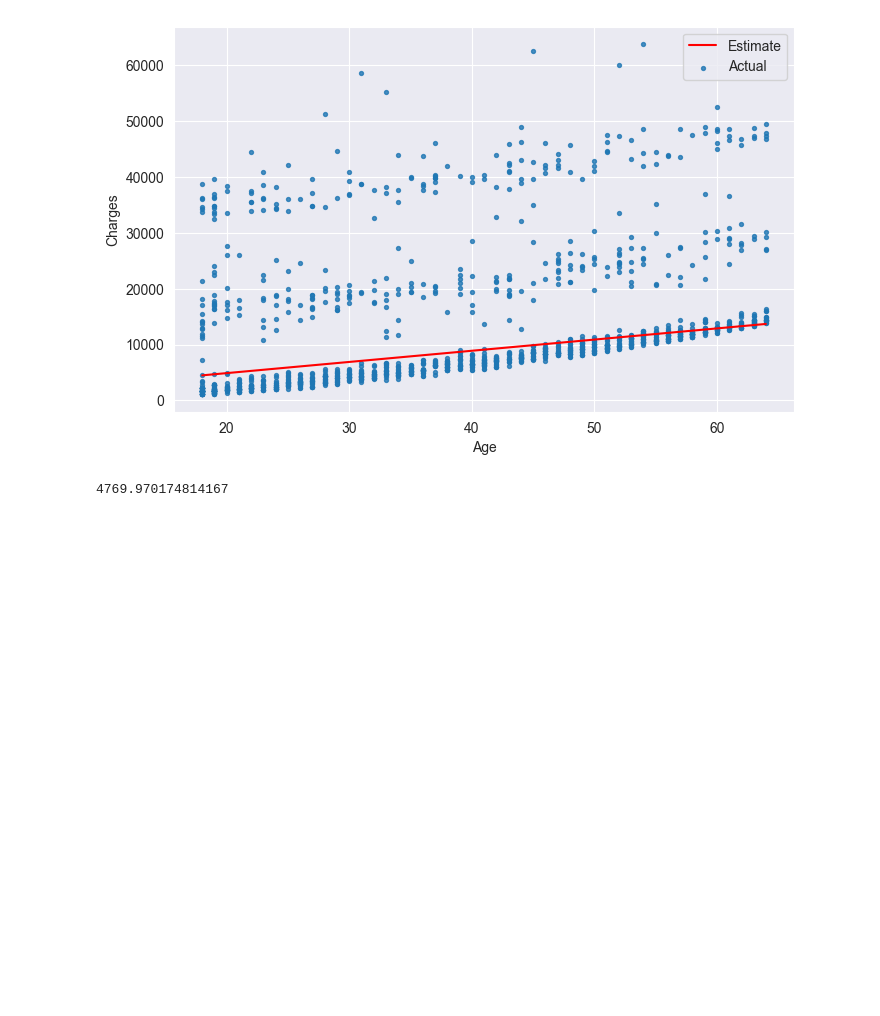
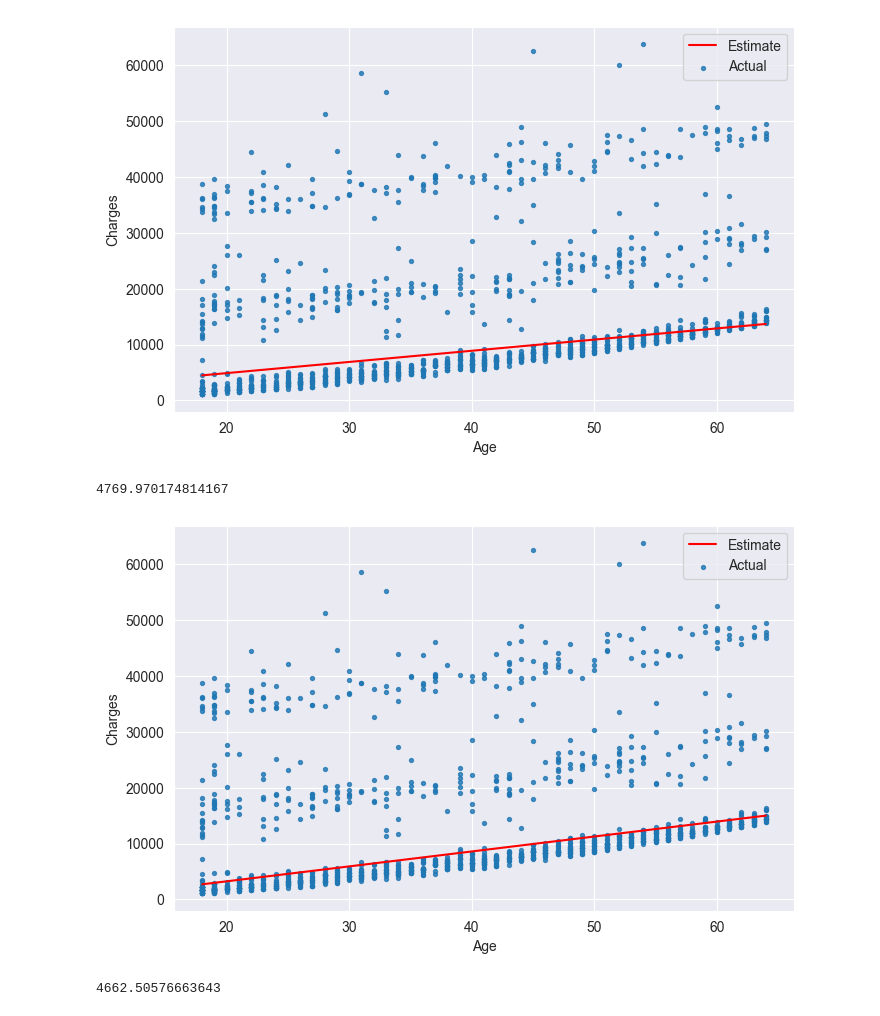
Before and after one commit to Oleg-FFF/ML-course-practice, a Jupyter notebook: HW 2.1. Аналіз ознак для побудови лінійної регресії.ipynb, the cells around one changed output. Saved outputs shown, nothing was run; the diff lists cells and outputs as text; code cells hidden in the pictures; blank space fills up the shorter version.

```diff
--- a/HW 2.1. Аналіз ознак для побудови лінійної регресії.ipynb
+++ b/HW 2.1. Аналіз ознак для побудови лінійної регресії.ipynb
@@ -214,3 +214,15 @@ print(rmse)
 4769.970174814167
 # %%
 # методом багатьох спроб та помилок, вдалось знайти значення w і b, при яких loss становить близько 4770. Напевне було б корисно якось це автоматизувати, наприклад написати функцію яка б викликала rmse для певних діапазонів w і b.
+# %%
+w = 267.2489
+b = -2091.4206
+
+try_parameters(medical_df, w, b)
+
+estimated_charges = estimate_charges(non_smoker_df.age, w, b)
+rmse = get_rmse(estimated_charges, targets)
+print(rmse)
+# %% [output]
+[figure, added]
+4662.50576663643
```
Also changed, not shown: 2 other files.
